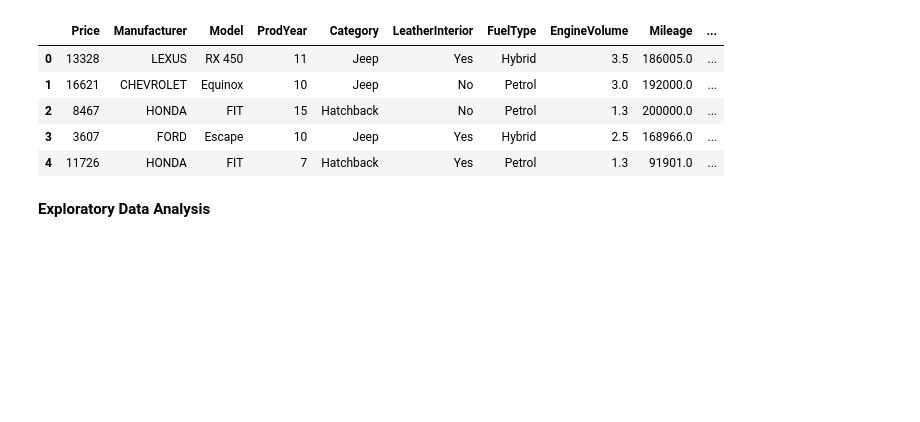
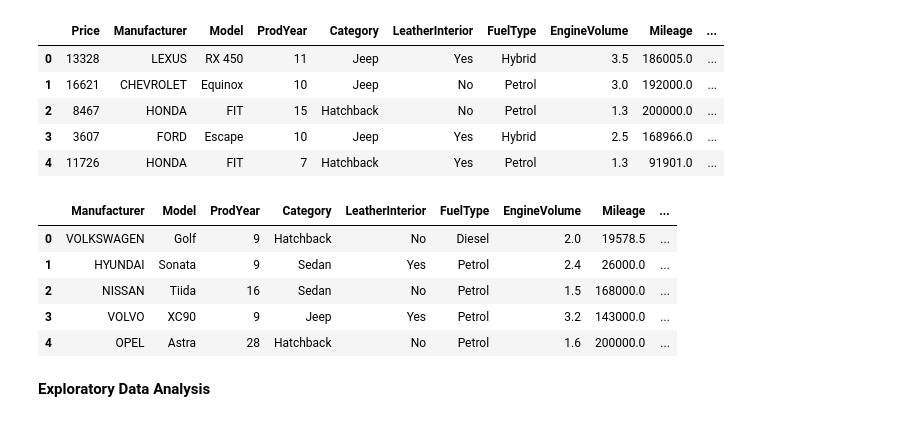
Before and after one commit to lalitupdhya/usedCarPricePrediction, a Jupyter notebook: usedCarsPrediction.ipynb, the cells around one changed output. Drawn from its saved outputs; the diff is of its cells as text; code cells hidden in the pictures; blank space fills up the shorter version.

```diff
--- a/usedCarsPrediction.ipynb
+++ b/usedCarsPrediction.ipynb
@@ -382,9 +395,13 @@ train_df[['Mileage','ProdYear','Price','Levy','EngineVolume','Cylinders']].corr(
 # %%
 #replacing 0 with nan
 train_df.Mileage = train_df.Mileage.replace(0, np.nan)
+
+test_df.Mileage = test_df.Mileage.replace(0, np.nan)
 # %%
 #aggregating ProdYear and car category to find median price and filling nan values of mileage
 train_df.Mileage = train_df.Mileage.fillna(train_df.groupby(['ProdYear','Category'])['Price'].transform('median'))
+
+test_df.Mileage = test_df.Mileage.fillna(train_df.groupby(['ProdYear','Category'])['Price'].transform('median'))
 # %%
 #Checkin the quantile to remove the outliers from the left end
 train_df.Mileage.quantile([0.02,0.99])
@@ -423,5 +440,8 @@ Name: Cylinders, dtype: int64
 train_df.Cylinders = train_df.Cylinders.apply(lambda x: 'other' if x in (3.0,2.0,12.0,1.0,10.0,
                                                                             16.0,7.0,9.0,14.0) else x)
 
+test_df.Cylinders = test_df.Cylinders.apply(lambda x: 'other' if x in (3.0,2.0,12.0,1.0,10.0,
+                                                                            16.0,7.0,9.0,14.0) else x)
+
 train_df.Cylinders.value_counts()
 # %% [output]
@@ -458,6 +478,8 @@ Name: Doors, dtype: int64
 # %%
 #Drop the column Levy
 train_df = train_df.drop('Levy', axis=1)
+
+test_df = test_df.drop('Levy', axis=1)
 # %%
 train_df.head()
 # %% [output]
@@ -467,3 +489,12 @@ train_df.head()
 | 2 | 8467 | HONDA | FIT | 15 | Hatchback | No | Petrol | 1.3 | 200000.0 | ... |
 | 3 | 3607 | FORD | Escape | 10 | Jeep | Yes | Hybrid | 2.5 | 168966.0 | ... |
 | 4 | 11726 | HONDA | FIT | 7 | Hatchback | Yes | Petrol | 1.3 | 91901.0 | ... |
+# %%
+test_df.head()
+# %% [output]
+|  | Manufacturer | Model | ProdYear | Category | LeatherInterior | FuelType | EngineVolume | Mileage | ... |
+| 0 | VOLKSWAGEN | Golf | 9 | Hatchback | No | Diesel | 2.0 | 19578.5 | ... |
+| 1 | HYUNDAI | Sonata | 9 | Sedan | Yes | Petrol | 2.4 | 26000.0 | ... |
+| 2 | NISSAN | Tiida | 16 | Sedan | No | Petrol | 1.5 | 168000.0 | ... |
+| 3 | VOLVO | XC90 | 9 | Jeep | Yes | Petrol | 3.2 | 143000.0 | ... |
+| 4 | OPEL | Astra | 28 | Hatchback | No | Petrol | 1.6 | 200000.0 | ... |
```
Also changed, not shown: parts of 16 cells of this notebook, 4 other files.
